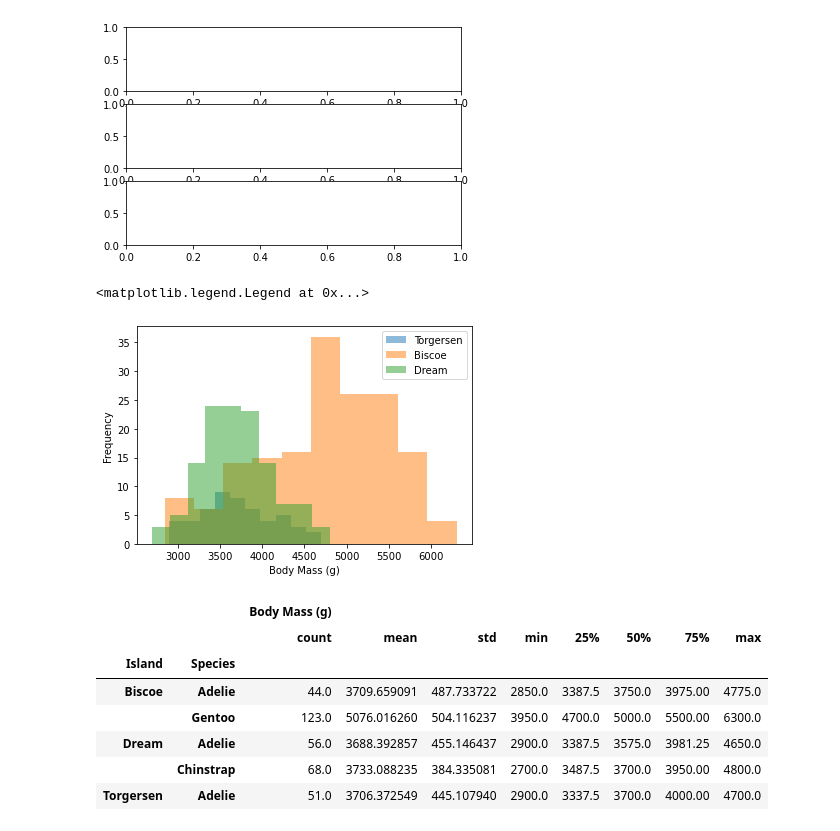
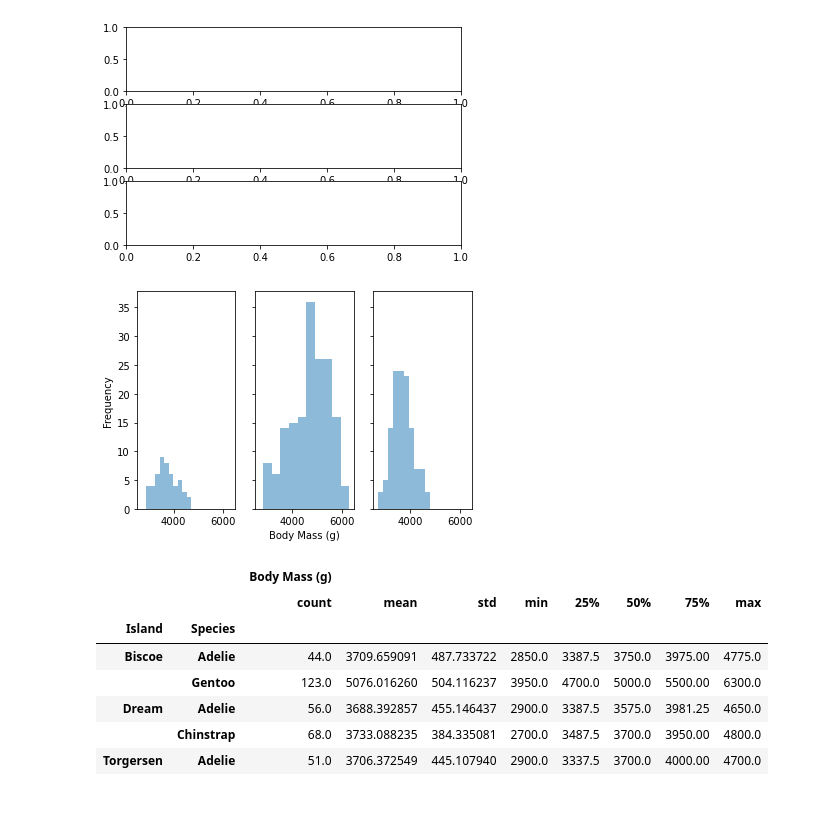
Before and after one commit to rainbowschubert/Palmer-Penguins-Analysis, a Jupyter notebook: 2A11-Penguins Group Project (1).ipynb, the cells around one changed output. Cells and saved outputs as stored; diff of their text form; code cells hidden in the pictures.

```diff
--- a/2A11-Penguins Group Project (1).ipynb
+++ b/2A11-Penguins Group Project (1).ipynb
@@ -80,19 +92,16 @@ AttributeError: 'numpy.ndarray' object has no attribute 'hist'
 # %%
 #histogram, body mass of each penguin grouped by island
 
-fig,ax = plt.subplots(1)
-ax.set(xlabel = "Body Mass (g)",
-       ylabel = "Frequency")
+fig,ax = plt.subplots(1, 3, sharey = True, sharex = True)
+ax[0].set(ylabel = "Frequency")
+ax[1].set(xlabel = "Body Mass (g)")
 
 Islands=penguins["Island"].unique()
-for i in Islands:
-    test = penguins[penguins["Island"]==i]
-    ax.hist(test["Body Mass (g)"], alpha = 0.5, label = i)
-fig
-ax.legend()
+for i in range(np.size(Islands)):
+    test = penguins[penguins["Island"]==Islands[i]]
+    ax[i].hist(test["Body Mass (g)"], alpha = 0.5, label = Islands[i])
 # %% [output]
-<matplotlib.legend.Legend at 0x...>
-[figure, old version]
+[figure, new version]
 # %%
 penguins["Species"] = penguins["Species"].str.split().str.get(0)
 penguins[["Body Mass (g)", "Island", "Species"]].groupby(["Island", "Species"]).describe()
```
Also changed, not shown: parts of 2 cells of this notebook.
